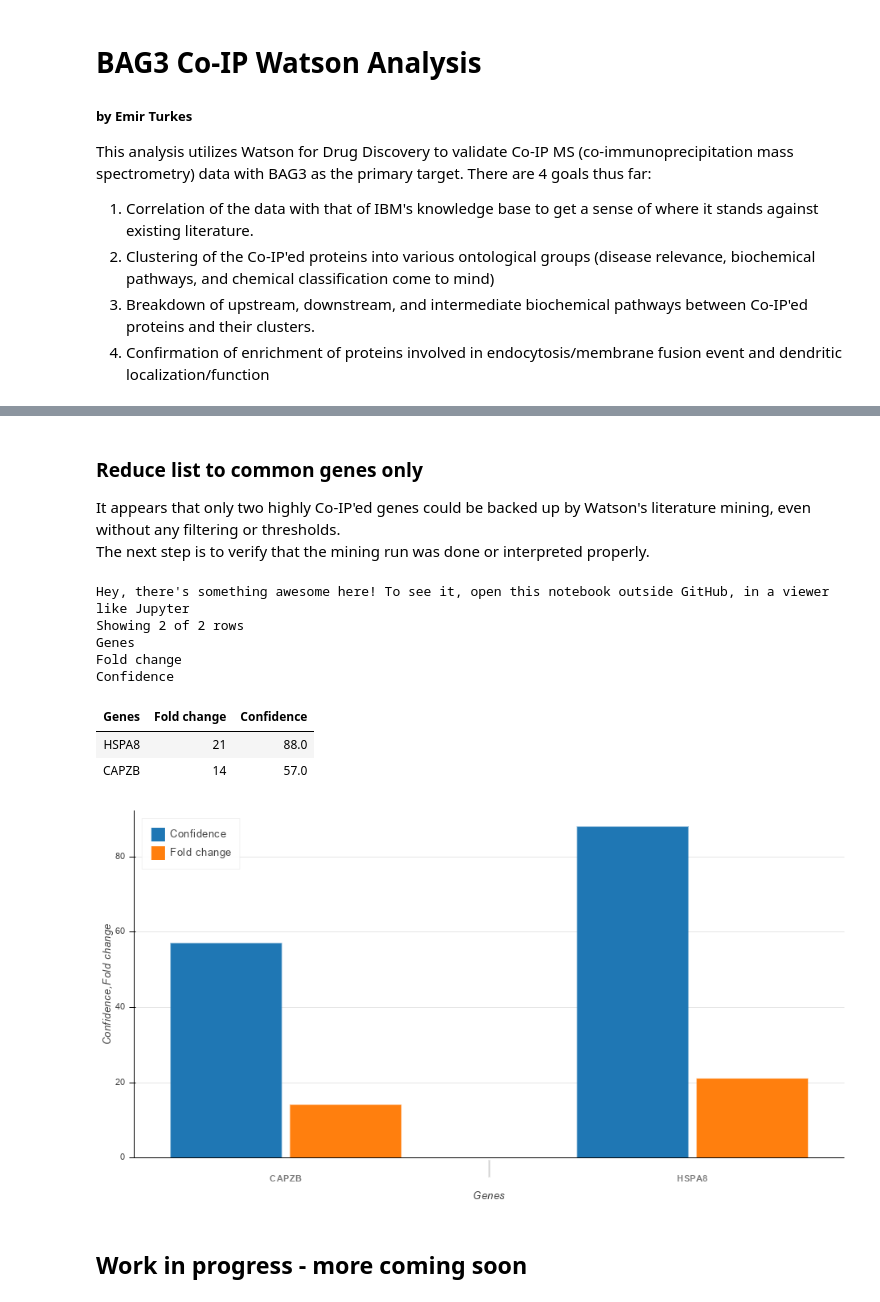
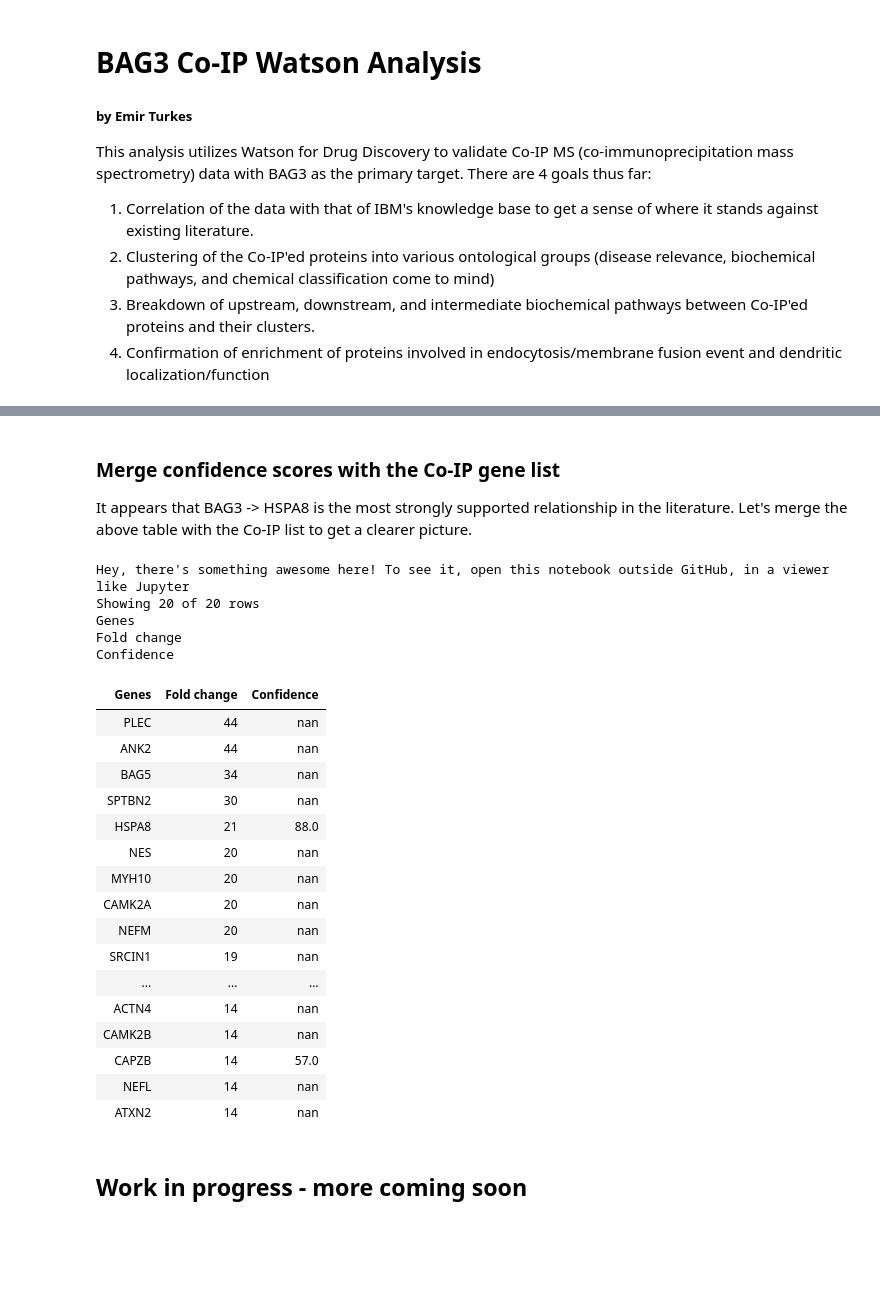
Before and after one commit to eturkes/bag3-co-ip, a Jupyter notebook: BAG3-co-ip/BAG3-co-ip.ipynb, the cells around one changed output, grey strips where cells are left out. Cells and saved outputs as stored; diff of their text form; code cells hidden in the pictures; blank space fills up the shorter version.

```diff
--- a/BAG3-co-ip/BAG3-co-ip.ipynb
+++ b/BAG3-co-ip/BAG3-co-ip.ipynb
@@ -201,20 +169,38 @@ Confidence
-# %% [markdown]
-### Reduce list to common genes only
-
-It appears that only two highly Co-IP'ed genes could be backed up by Watson's literature mining, even without any filtering or thresholds.
-The next step is to verify that the mining run was done or interpreted properly.
-# %%
-display(merge_df.loc[[5, 19]])
-# %% [output]
-Hey, there's something awesome here! To see it, open this notebook outside GitHub, in a viewer like Jupyter
-Showing 2 of 2 rows
-Genes
-Fold change
-Confidence
-| Genes | Fold change | Confidence |
-| HSPA8 | 21 | 88.0 |
-| CAPZB | 14 | 57.0 |
-# %% [markdown]
-![merge-plot.png](attachment:merge-plot.png)
+# %% [markdown]
+### Merge confidence scores with the Co-IP gene list
+
+It appears that BAG3 -> HSPA8 is the most strongly supported relationship in the literature. Let's merge the above table with the Co-IP list to get a clearer picture.
+# %%
+merge_df = co_ip_df
+
+# Hard coded at the moment.
+merge_df.at[5, "Confidence"] = 88
+merge_df.at[18, "Confidence"] = 57
+#merge_df.at[]
+
+display(merge_df)
+# %% [output]
+Hey, there's something awesome here! To see it, open this notebook outside GitHub, in a viewer like Jupyter
+Showing 20 of 20 rows
+Genes
+Fold change
+Confidence
+| Genes | Fold change | Confidence |
+| PLEC | 44 | nan |
+| ANK2 | 44 | nan |
+| BAG5 | 34 | nan |
+| SPTBN2 | 30 | nan |
+| HSPA8 | 21 | 88.0 |
+| NES | 20 | nan |
+| MYH10 | 20 | nan |
+| CAMK2A | 20 | nan |
+| NEFM | 20 | nan |
+| SRCIN1 | 19 | nan |
+| ... | ... | ... |
+| ACTN4 | 14 | nan |
+| CAMK2B | 14 | nan |
+| CAPZB | 14 | 57.0 |
+| NEFL | 14 | nan |
+| ATXN2 | 14 | nan |
 # %% [markdown]
 ## Work in progress - more coming soon
```
Also changed, not shown: parts of 7 cells of this notebook.
